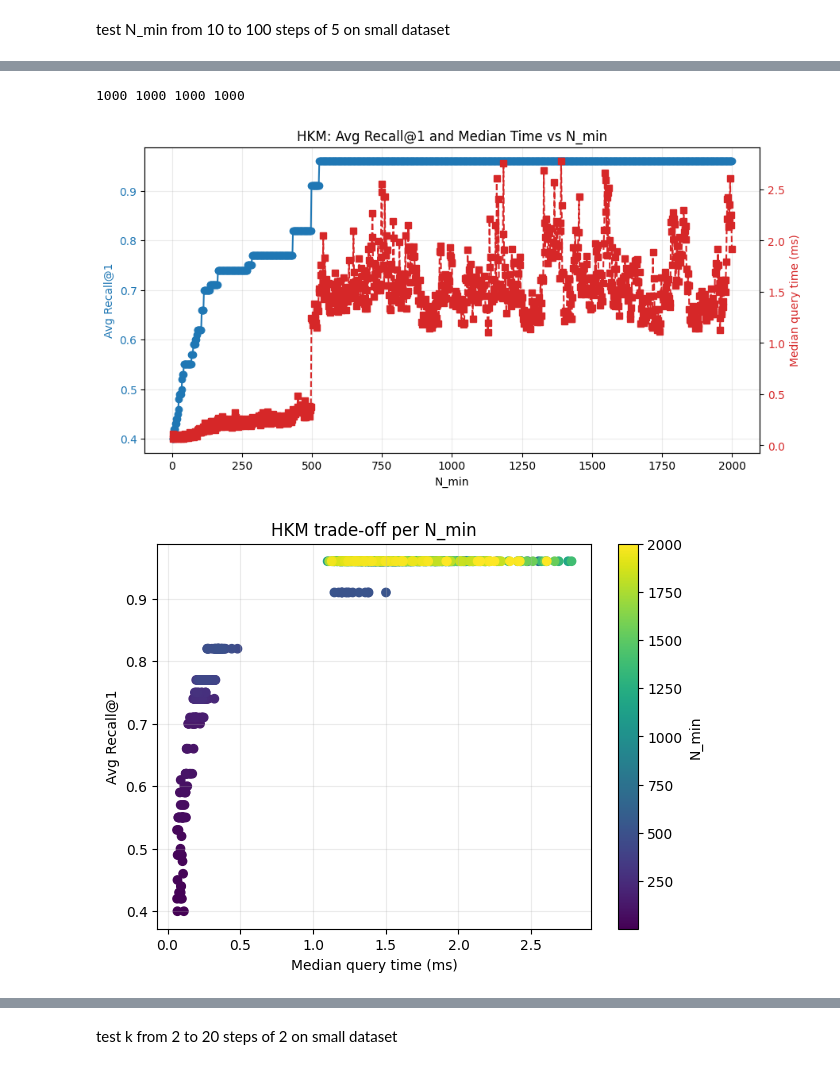
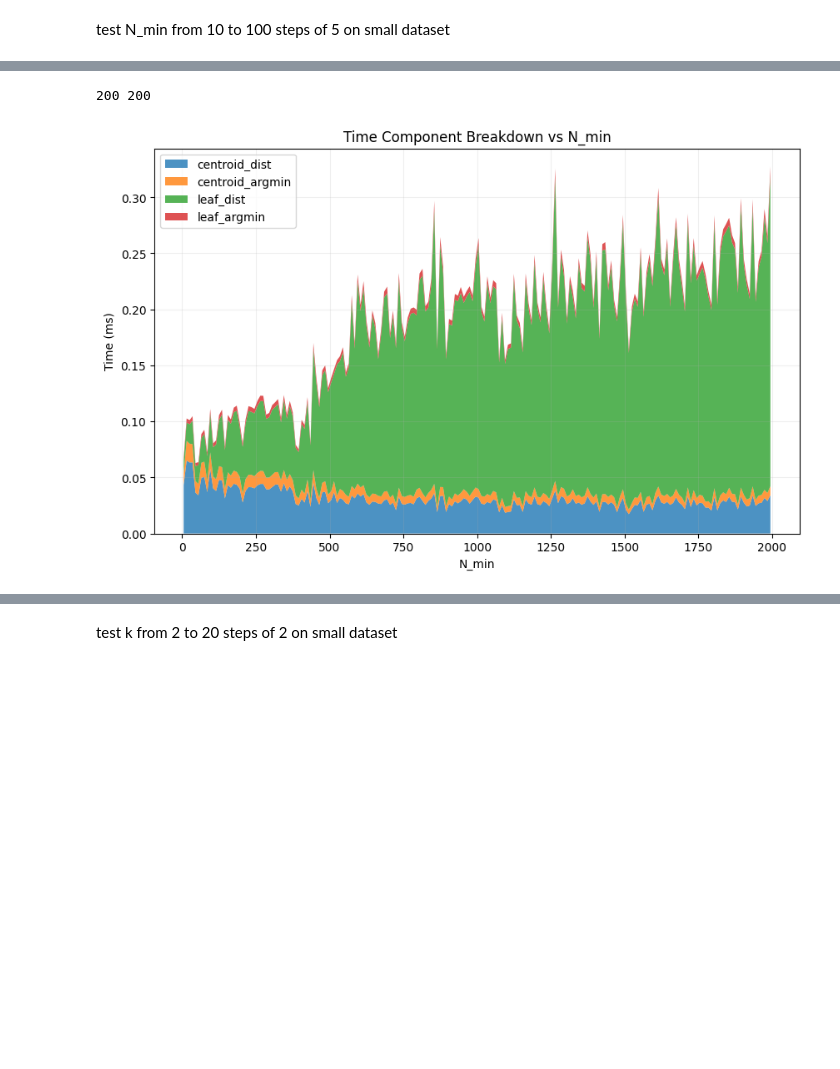
Before and after one commit to SirPhilip3/2nd-assignment-lmd-hkm, a Jupyter notebook: hkm.ipynb, the cells around one changed output, grey strips where cells are left out. Cells and saved outputs as stored; diff of their text form; code cells hidden in the pictures; blank space fills up the shorter version.

```diff
--- a/hkm.ipynb
+++ b/hkm.ipynb
@@ -512,50 +640,9 @@ plt.show()
-# %%
-# Build metrics from already computed results (no new hkm_search calls)
-n = min(len(queries_result_per_n_min), len(queries_time_per_n_min))
-
-avg_recall1_per_n_min = [
-    recall_at_r(ivecs_groundtruth, queries_result_per_n_min[i], r=1)
-    for i in range(n)
-]
-
-median_time_per_n_min = [
-    np.median([p.total_time() for p in queries_time_per_n_min[i]])
-    for i in range(n)
-]
-
-# x axis from list length only:
-# if no failures in for k in range(2, 300, 2), this reconstructs true k values
-k_axis = [2 + 2*i for i in range(n)]
-
-print(n, len(avg_recall1_per_n_min), len(median_time_per_n_min), len(k_axis))
-
-# Plot 1: Recall@1 and median time vs k
-fig, ax1 = plt.subplots(figsize=(10, 5))
-ax1.plot(k_axis, avg_recall1_per_n_min, 'o-', color='tab:blue')
-ax1.set_xlabel('N_min')
-ax1.set_ylabel('Avg Recall@1', color='tab:blue')
-ax1.tick_params(axis='y', labelcolor='tab:blue')
-ax1.grid(alpha=0.25)
-
-ax2 = ax1.twinx()
-ax2.plot(k_axis, median_time_per_n_min, 's--', color='tab:red')
-ax2.set_ylabel('Median query time (ms)', color='tab:red')
-ax2.tick_params(axis='y', labelcolor='tab:red')
-
-plt.title('HKM: Avg Recall@1 and Median Time vs N_min')
-plt.show()
-
-# Plot 2: Recall@1 vs Median Time tradeoff
-plt.figure(figsize=(7, 5))
-plt.scatter(median_time_per_n_min, avg_recall1_per_n_min, c=k_axis, cmap='viridis')
-plt.xlabel('Median query time (ms)')
-plt.ylabel('Avg Recall@1')
-plt.title('HKM trade-off per N_min')
-cbar = plt.colorbar()
-cbar.set_label('N_min')
-plt.grid(alpha=0.25)
-plt.show()
-# %% [output]
-1000 1000 1000 1000
-[figure, removed]
-[figure, removed]
+# %%
+plot_time_component_breakdown(
+    queries_time_per_n_min,
+    N_range,
+    "N_min"
+)
+# %% [output]
+200 200
+[figure, added]
```
Also changed, not shown: parts of 12 cells of this notebook.
